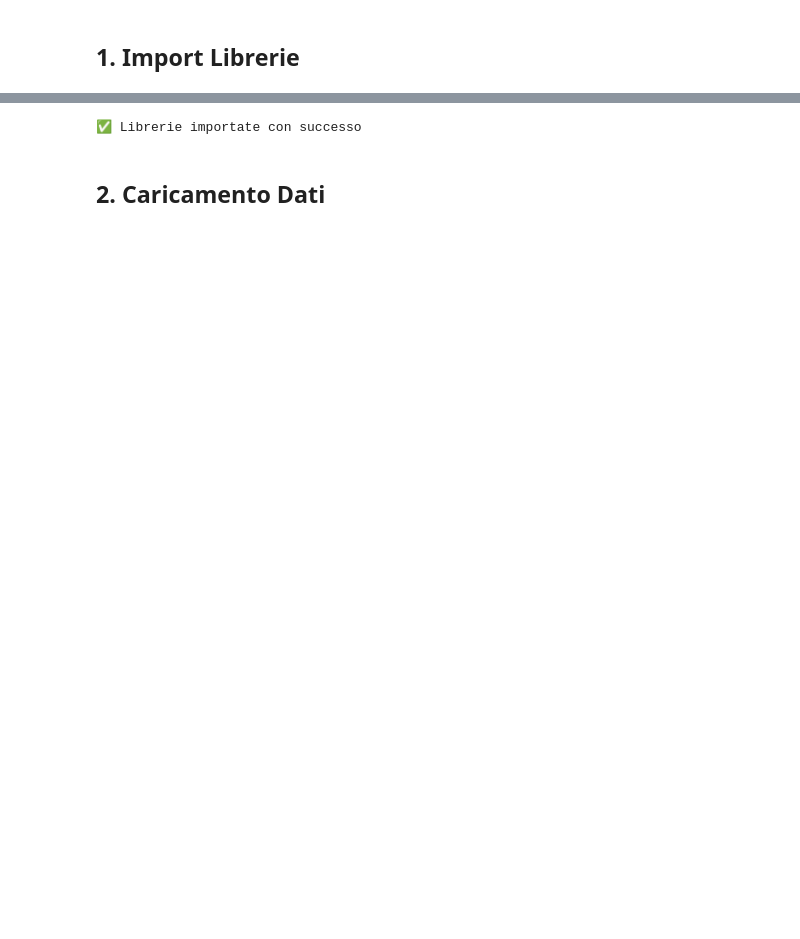
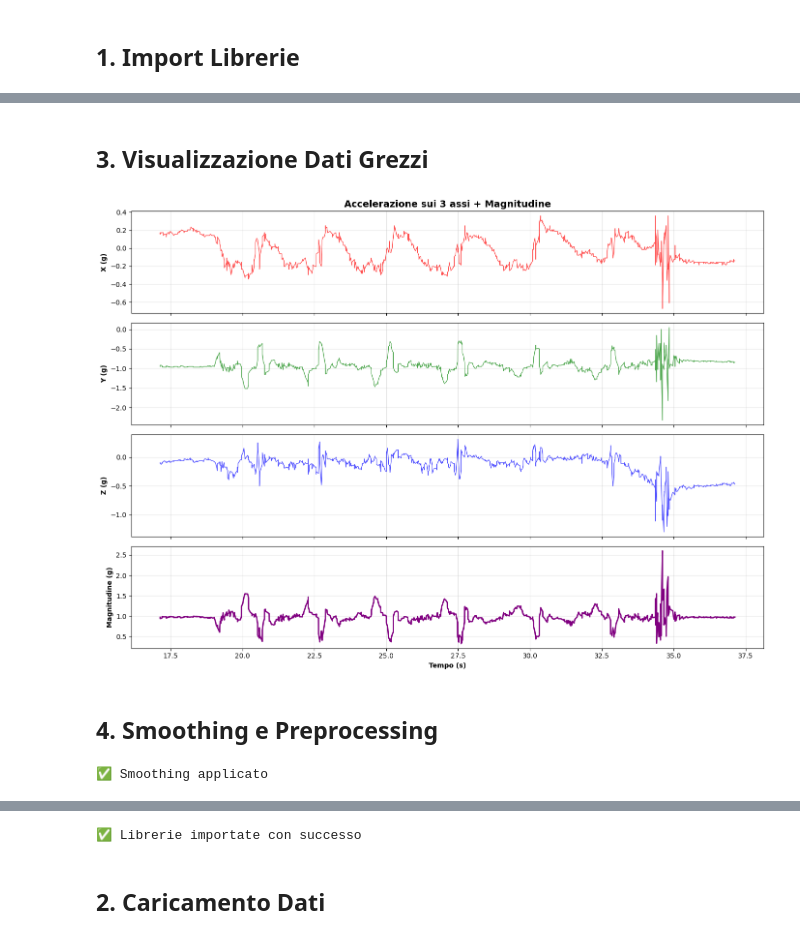
Before and after one commit to paoloartasensi/python_bt, a Jupyter notebook: benchpress_analysis.ipynb, the cells around one changed output, grey strips where cells are left out. Drawn from its saved outputs; the diff is of its cells as text; code cells hidden in the pictures; blank space fills up the shorter version.

```diff
--- a/benchpress_analysis.ipynb
+++ b/benchpress_analysis.ipynb
@@ -2,0 +20,13 @@
+# %%
+# Carica il file CSV
+#filename = 'accel_data_20251120_152715.csv'
+filename = 'accel_data_20251120_152940.csv'
+
+df = pd.read_csv(filename)
+
+# Mostra le prime righe
+print(f"📊 Dataset caricato: {len(df)} campioni")
+print(f"⏱️  Durata: {df['Timestamp'].max() - df['Timestamp'].min():.2f} secondi")
+print(f"📈 Frequenza di campionamento: ~{len(df)/(df['Timestamp'].max() - df['Timestamp'].min()):.1f} Hz\n")
+
+df.head(10)
@@ -2,0 +48,49 @@
+# %% [markdown]
+## 3. Visualizzazione Dati Grezzi
+# %%
+# Plot dei dati grezzi
+fig, axes = plt.subplots(4, 1, figsize=(14, 10), sharex=True)
+
+axes[0].plot(df['Timestamp'], df['X (g)'], 'r-', alpha=0.7, linewidth=1)
+axes[0].set_ylabel('X (g)', fontweight='bold')
+axes[0].grid(True, alpha=0.3)
+axes[0].set_title('Accelerazione sui 3 assi + Magnitudine', fontsize=14, fontweight='bold')
+
+axes[1].plot(df['Timestamp'], df['Y (g)'], 'g-', alpha=0.7, linewidth=1)
+axes[1].set_ylabel('Y (g)', fontweight='bold')
+axes[1].grid(True, alpha=0.3)
+
+axes[2].plot(df['Timestamp'], df['Z (g)'], 'b-', alpha=0.7, linewidth=1)
+axes[2].set_ylabel('Z (g)', fontweight='bold')
+axes[2].grid(True, alpha=0.3)
+
+axes[3].plot(df['Timestamp'], df['Magnitude (g)'], 'purple', linewidth=2)
+axes[3].set_ylabel('Magnitudine (g)', fontweight='bold')
+axes[3].set_xlabel('Tempo (s)', fontweight='bold')
+axes[3].grid(True, alpha=0.3)
+
+plt.tight_layout()
+plt.show()
+# %% [output]
+[figure, added]
+# %% [markdown]
+## 4. Smoothing e Preprocessing
+# %%
+# Applica smoothing gaussiano per ridurre il rumore
+import warnings
+warnings.filterwarnings("ignore", category=RuntimeWarning)
+
+sigma = 2  # Parametro di smoothing
+
+df['X_smooth'] = gaussian_filter1d(df['X (g)'], sigma=sigma)
+df['Y_smooth'] = gaussian_filter1d(df['Y (g)'], sigma=sigma)
+df['Z_smooth'] = gaussian_filter1d(df['Z (g)'], sigma=sigma)
+df['Mag_smooth'] = gaussian_filter1d(df['Magnitude (g)'], sigma=sigma)
+
+# Calcola la derivata (velocità) della magnitudine per identificare cambiamenti
+df['Mag_velocity'] = np.gradient(df['Mag_smooth'], df['Timestamp'])
+df['Mag_velocity_smooth'] = gaussian_filter1d(df['Mag_velocity'], sigma=sigma)
+
+print("✅ Smoothing applicato")
+# %% [output]
+✅ Smoothing applicato
```
Also changed, not shown: parts of 37 cells of this notebook.
